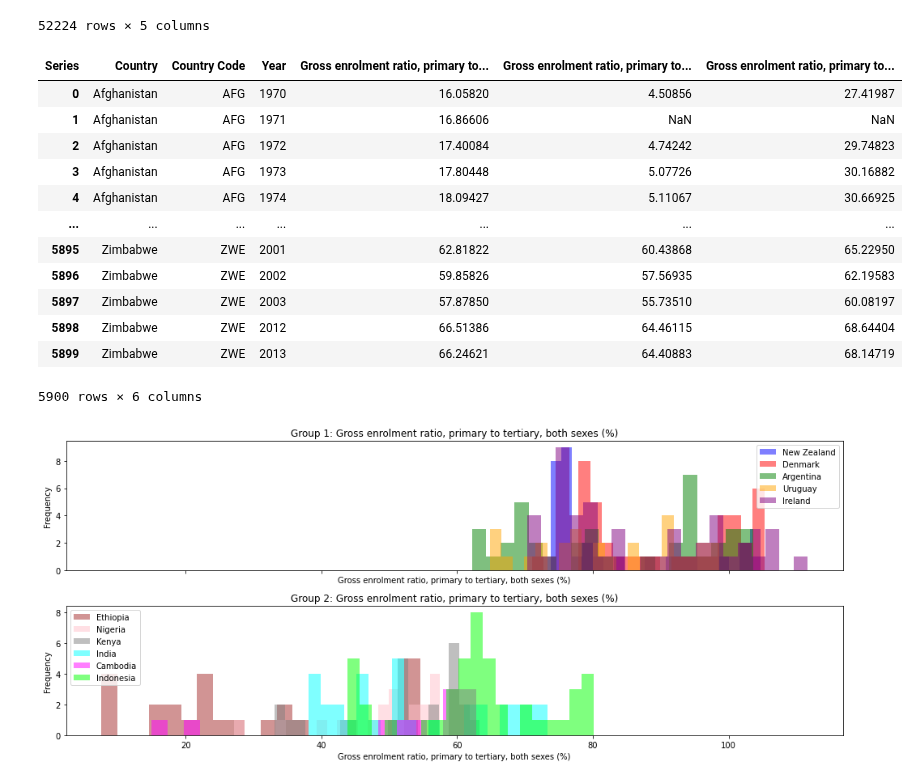
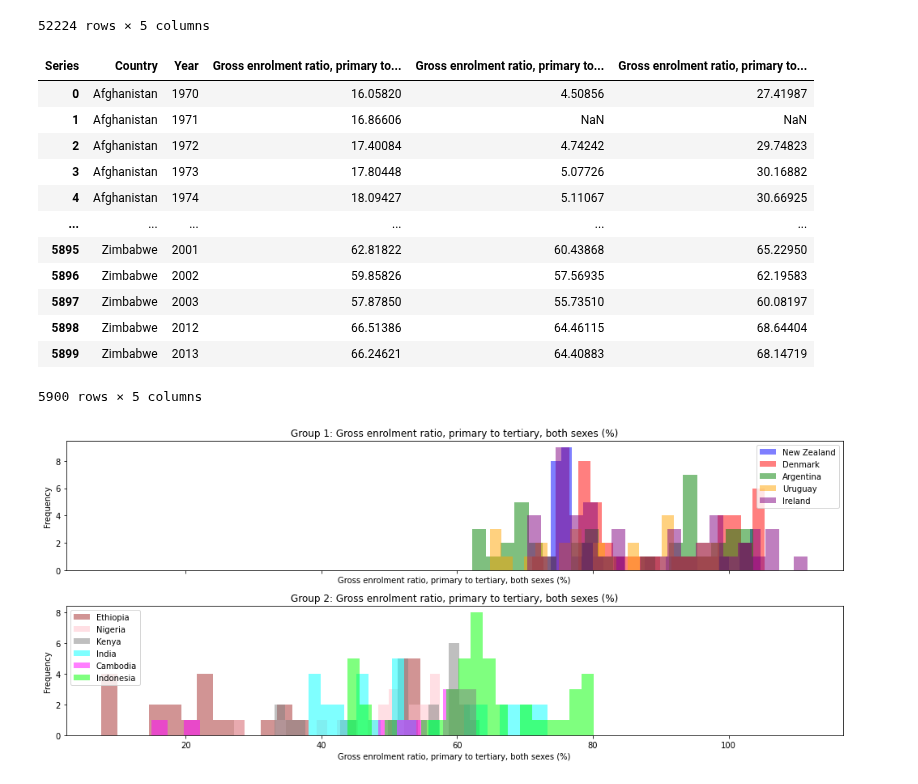
Before and after one commit to saumyasucharita/Agriculture-Data-Analysis, a Jupyter notebook: Exploratory Agriculture Data Analysis.ipynb, the cells around one changed output. Cells and saved outputs as stored; diff of their text form; code cells hidden in the pictures.

```diff
--- a/Exploratory Agriculture Data Analysis.ipynb
+++ b/Exploratory Agriculture Data Analysis.ipynb
@@ -282,22 +274,23 @@ world_bank_edu = world_bank_edu.dropna(subset=['Value'])
 # %%
 world_bank_edu = world_bank_edu.pivot_table(index=['Country Name', 'Country Code', 'Year'], columns='Series', values='Value')
 world_bank_edu.reset_index(inplace=True)
 world_bank_edu.rename(columns={'Country Name': 'Country'}, inplace=True)
+world_bank_edu.drop('Country Code', axis=1, inplace=True)
 world_bank_edu
 # %% [output]
-| Series | Country | Country Code | Year | Gross enrolment ratio, primary to... | Gross enrolment ratio, primary to... | Gross enrolment ratio, primary to... |
-| 0 | Afghanistan | AFG | 1970 | 16.05820 | 4.50856 | 27.41987 |
-| 1 | Afghanistan | AFG | 1971 | 16.86606 | NaN | NaN |
-| 2 | Afghanistan | AFG | 1972 | 17.40084 | 4.74242 | 29.74823 |
-| 3 | Afghanistan | AFG | 1973 | 17.80448 | 5.07726 | 30.16882 |
-| 4 | Afghanistan | AFG | 1974 | 18.09427 | 5.11067 | 30.66925 |
-| ... | ... | ... | ... | ... | ... | ... |
-| 5895 | Zimbabwe | ZWE | 2001 | 62.81822 | 60.43868 | 65.22950 |
-| 5896 | Zimbabwe | ZWE | 2002 | 59.85826 | 57.56935 | 62.19583 |
-| 5897 | Zimbabwe | ZWE | 2003 | 57.87850 | 55.73510 | 60.08197 |
-| 5898 | Zimbabwe | ZWE | 2012 | 66.51386 | 64.46115 | 68.64404 |
-| 5899 | Zimbabwe | ZWE | 2013 | 66.24621 | 64.40883 | 68.14719 |
+| Series | Country | Year | Gross enrolment ratio, primary to... | Gross enrolment ratio, primary to... | Gross enrolment ratio, primary to... |
+| 0 | Afghanistan | 1970 | 16.05820 | 4.50856 | 27.41987 |
+| 1 | Afghanistan | 1971 | 16.86606 | NaN | NaN |
+| 2 | Afghanistan | 1972 | 17.40084 | 4.74242 | 29.74823 |
+| 3 | Afghanistan | 1973 | 17.80448 | 5.07726 | 30.16882 |
+| 4 | Afghanistan | 1974 | 18.09427 | 5.11067 | 30.66925 |
+| ... | ... | ... | ... | ... | ... |
+| 5895 | Zimbabwe | 2001 | 62.81822 | 60.43868 | 65.22950 |
+| 5896 | Zimbabwe | 2002 | 59.85826 | 57.56935 | 62.19583 |
+| 5897 | Zimbabwe | 2003 | 57.87850 | 55.73510 | 60.08197 |
+| 5898 | Zimbabwe | 2012 | 66.51386 | 64.46115 | 68.64404 |
+| 5899 | Zimbabwe | 2013 | 66.24621 | 64.40883 | 68.14719 |
-5900 rows × 6 columns
+5900 rows × 5 columns
 # %%
 plot_histplot(world_bank_edu, 'Gross enrolment ratio, primary to tertiary, both sexes (%)', 'Gross enrolment ratio, primary to tertiary, both sexes (%)')
 # %% [output]
```
Also changed, not shown: parts of 24 cells of this notebook.
